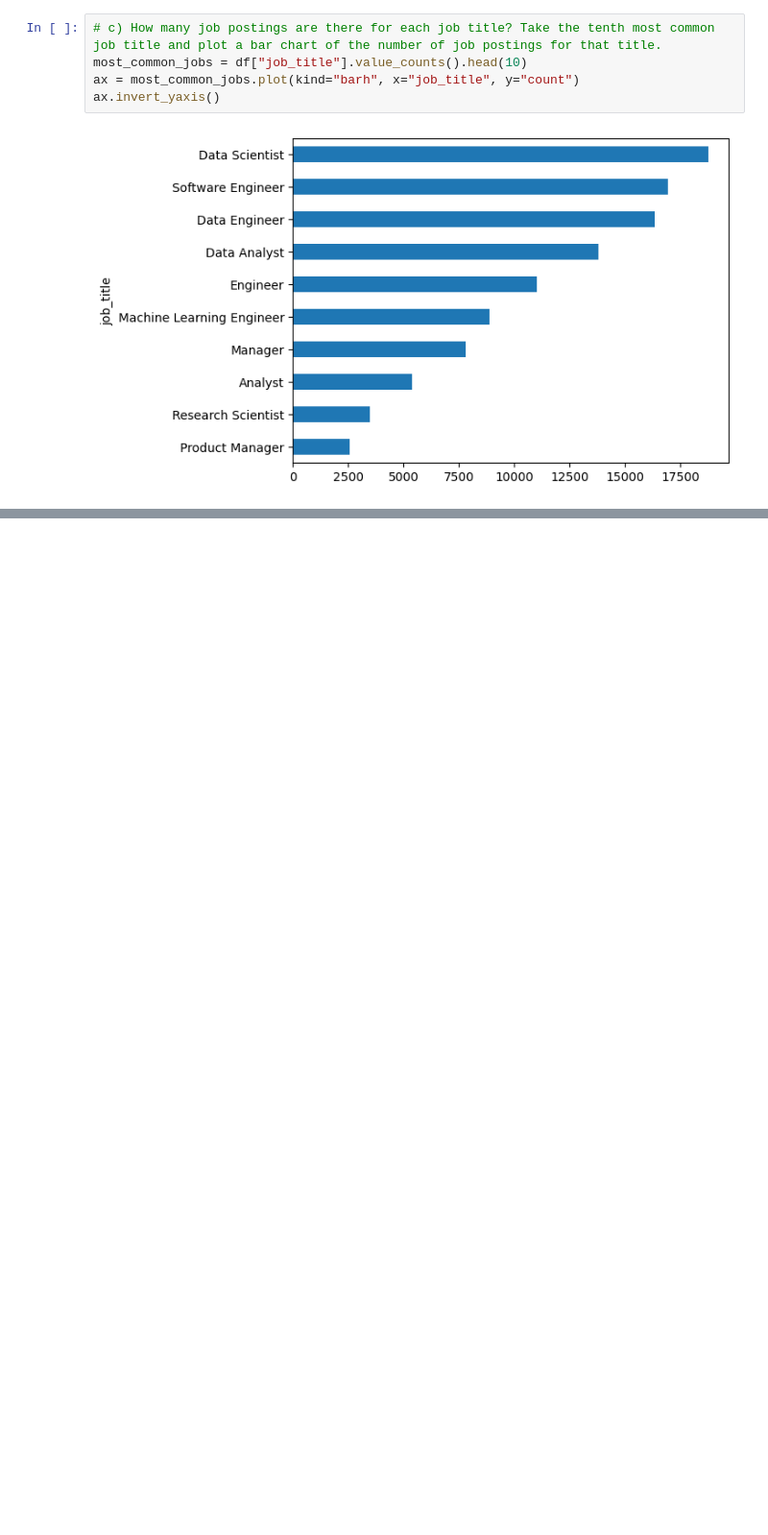
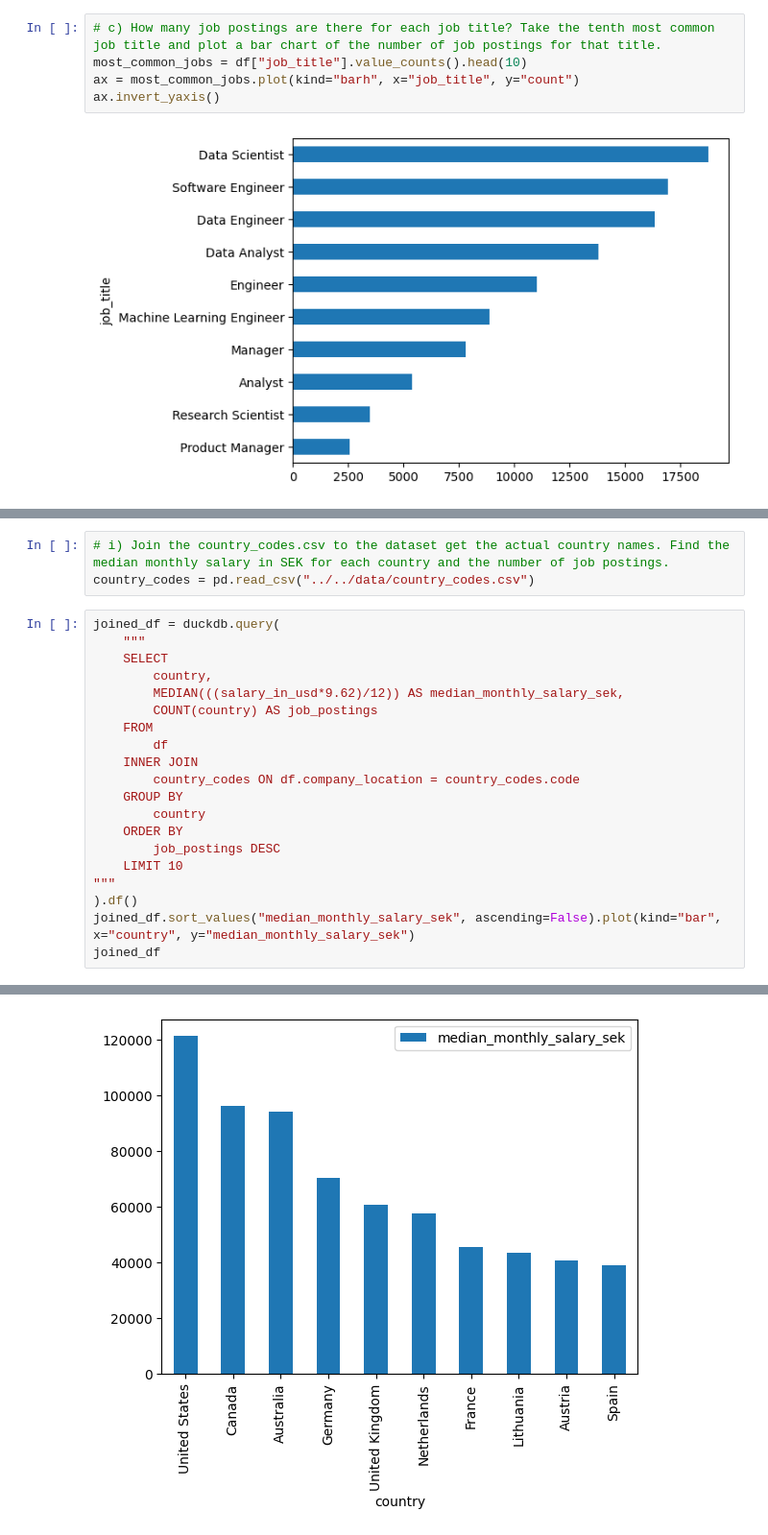
Before and after one commit to ponagr/ai_engineering_pontus_agren_grundstrom, a Jupyter notebook: exercises/exercise_0/part_1.ipynb, the cells around one changed output, grey strips where cells are left out. Shown at 96% size. Cells and saved outputs as stored; diff of their text form; blank space fills up the shorter version.

```diff
--- a/exercises/exercise_0/part_1.ipynb
+++ b/exercises/exercise_0/part_1.ipynb
@@ -172,0 +232,24 @@ salary_sek_df
+# %%
+# i) Join the country_codes.csv to the dataset get the actual country names. Find the median monthly salary in SEK for each country and the number of job postings.
+country_codes = pd.read_csv("../../data/country_codes.csv")
+# %%
+joined_df = duckdb.query(
+    """
+    SELECT
+        country,
+        MEDIAN(((salary_in_usd*9.62)/12)) AS median_monthly_salary_sek,
+        COUNT(country) AS job_postings
+    FROM
+        df
+    INNER JOIN
+        country_codes ON df.company_location = country_codes.code
+    GROUP BY
+        country
+    ORDER BY
+        job_postings DESC
+    LIMIT 10
+"""
+).df()
+joined_df.sort_values("median_monthly_salary_sek", ascending=False).plot(kind="bar", x="country", y="median_monthly_salary_sek")
+joined_df
+# %% [output]
@@ -172,0 +267 @@ salary_sek_df
+[figure, added]
```
Also changed, not shown: parts of 6 cells of this notebook, 1 other file.
